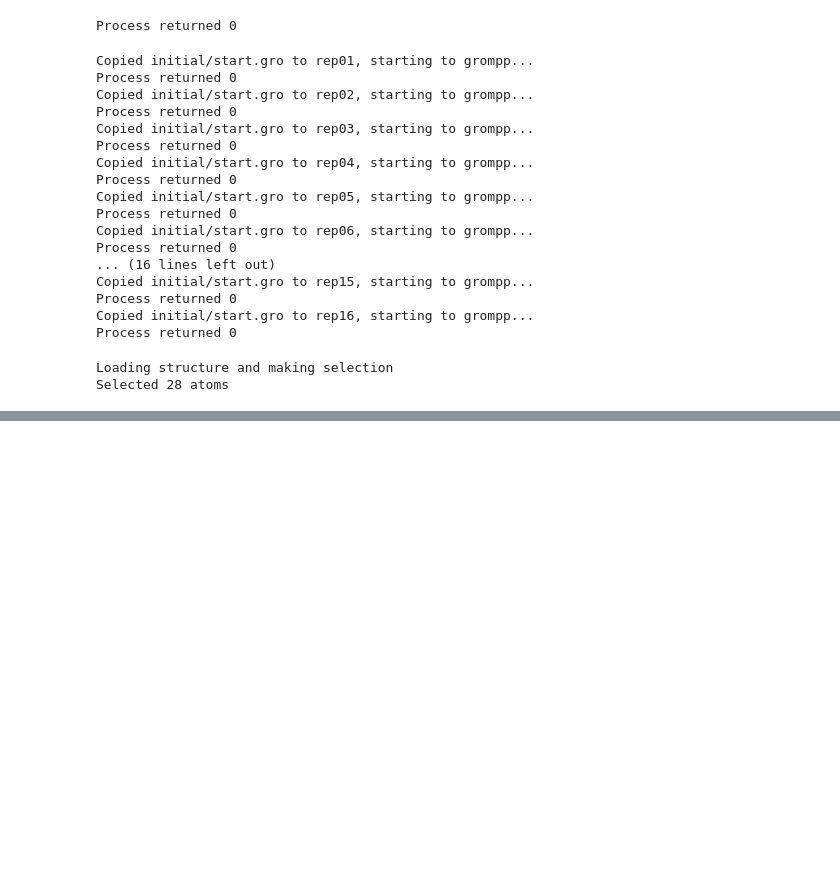
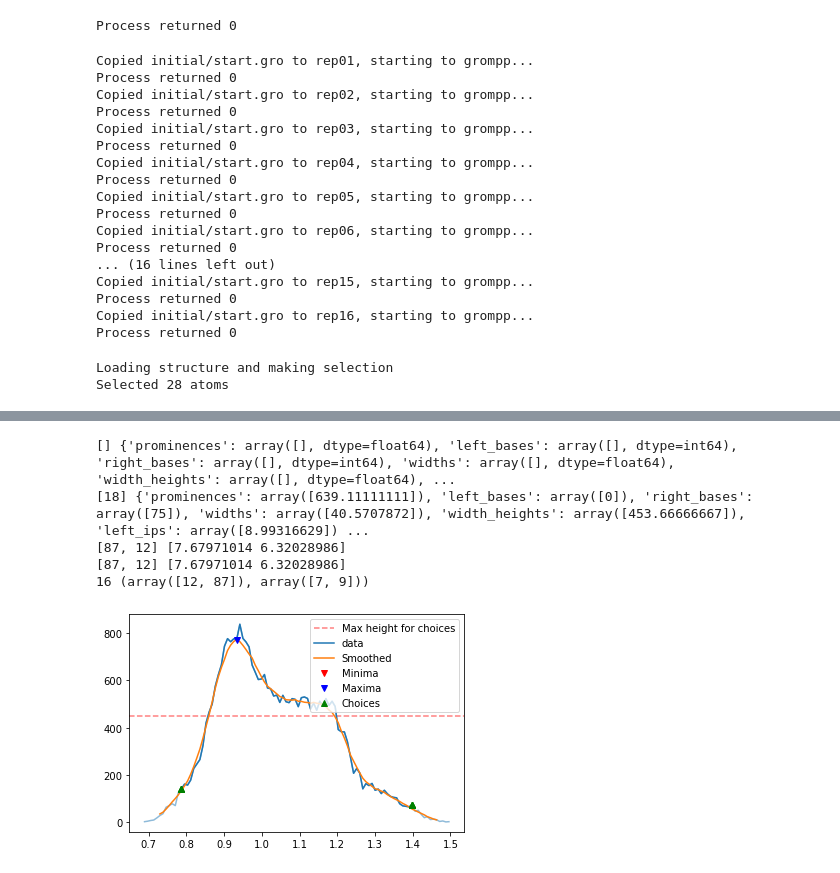
Before and after one commit to molecularmachinist/functional_sampling_tool, a Jupyter notebook: prod/autosampler_notebook.ipynb, the cells around one changed output, grey strips where cells are left out. Drawn from its saved outputs; the diff is of its cells as text; code cells hidden in the pictures; blank space fills up the shorter version.

```diff
--- a/prod/autosampler_notebook.ipynb
+++ b/prod/autosampler_notebook.ipynb
@@ -287,3 +287,83 @@ plt.show()
+# %%
+_smoothed = rolling_mean(-hist)
+_nanmask = np.isfinite(_smoothed)*mask
+_peaks,_que = scipy.signal.find_peaks(_smoothed[_nanmask], width=10, distance=10)
+_peaks2,_que2 = scipy.signal.find_peaks(-_smoothed[_nanmask], width=10, distance=10)
+print(_peaks, _que)
+print(_peaks2, _que2)
+
+
+_maxh = np.max(hist[mask])
+_minh = np.min(hist[mask])
+# If not ends have sampled been, make sure min height set to zero is
+if(_largest_val<maxval or _lowest_val>minval):
+    _minh=0
+
+_crith = (_maxh-_minh)/2+_minh
+
+choices = []
+# convert from masked indices to unmasked
+_indexes = np.arange(len(hist))[_nanmask]
+for p in _peaks:
+    if(hist[_nanmask][p]<_crith):
+        choices.append(_indexes[p])
+
+_zero_mask = mask*(hist!=0)
+_indexes = np.arange(len(hist))[_zero_mask]
+
+# TODO: refactor below
+#Handle not peaks-edge case
+if(_peaks.size==0):
+    if(hist[mask][-1]<_crith):
+        choices.append(_indexes[-1])
+    if(hist[mask][0]<_crith):
+        choices.append(_indexes[0])
+else:
+    # Check if first/last extrema is a maxima -> also include the far end(s)
+    if(_peaks2.size>0 and _peaks[-1]<_peaks2[-1] and hist[mask][-1]<_crith):
+        choices.append(_indexes[-1])
+    if(_peaks2.size>0 and _peaks[0]>_peaks2[0] and hist[mask][0]<_crith):
+        choices.append(_indexes[0])
+
+_weights = [(_crith-hist[c]) for c in choices]
+_weights /= np.sum(_weights)
+print(choices,(_weights*(N-len(choices))))
+_srt_ind = np.argsort(-_weights)
+print([choices[i] for i in _srt_ind],(_weights[_srt_ind]*(N-len(choices))))
+
+# Each point has been added once
+_len_choice = len(choices)
+# Add more depending on weight. Multiplication is floored, so between 0 and _len_choice-1 too few are added
+for i in _srt_ind:
+    for j in range(floor(_weights[i]*(N-_len_choice))):
+        choices.append(choices[i])
+
+# Fill the rest in sorted order
+for i in range(N-len(choices)):
+    choices.append(choices[_srt_ind[i]])
+
+
+print(len(choices), np.unique(choices, return_counts=True))
+
+plt.axhline(_crith, linestyle="--", c="r", alpha=0.5, label="Max height for choices")
+plt.plot(bin_centers, hist, color="C0", alpha=0.5)
+plt.plot(bin_centers[mask], hist[mask], color="C0", label="data")
+plt.plot(bin_centers, -_smoothed, color="C1", label="Smoothed")
+plt.plot(bin_centers[_nanmask][_peaks], -_smoothed[_nanmask][_peaks], "rv", label="Minima")
+plt.plot(bin_centers[_nanmask][_peaks2], -_smoothed[_nanmask][_peaks2], "bv", label="Maxima")
+plt.plot(bin_centers[choices], hist[choices], "g^", label="Choices")
+plt.legend()
+plt.show()
+
+
+chosen_bins=choices
+# %% [output]
+[] {'prominences': array([], dtype=float64), 'left_bases': array([], dtype=int64), 'right_bases': array([], dtype=int64), 'widths': array([], dtype=float64), 'width_heights': array([], dtype=float64), ...
+[18] {'prominences': array([639.11111111]), 'left_bases': array([0]), 'right_bases': array([75]), 'widths': array([40.5707872]), 'width_heights': array([453.66666667]), 'left_ips': array([8.99316629]) ...
+[87, 12] [7.67971014 6.32028986]
+[87, 12] [7.67971014 6.32028986]
+16 (array([12, 87]), array([7, 9]))
+[figure, added]
 # %%
 _big_bins = np.linspace(bin_edges[:-1][mask][0], bin_edges[1:][mask][-1], 7)
 
```
Also changed, not shown: parts of 7 cells of this notebook.
